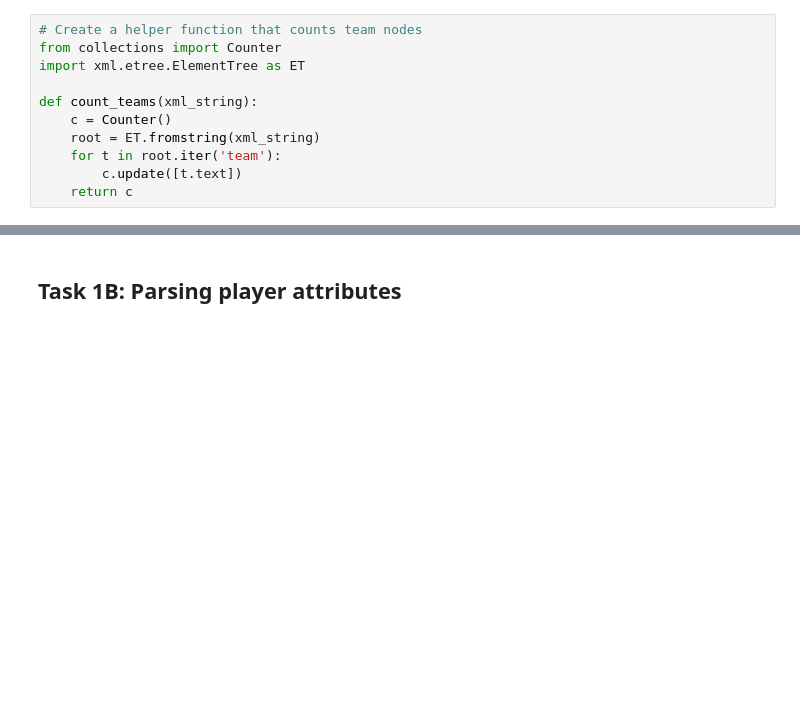
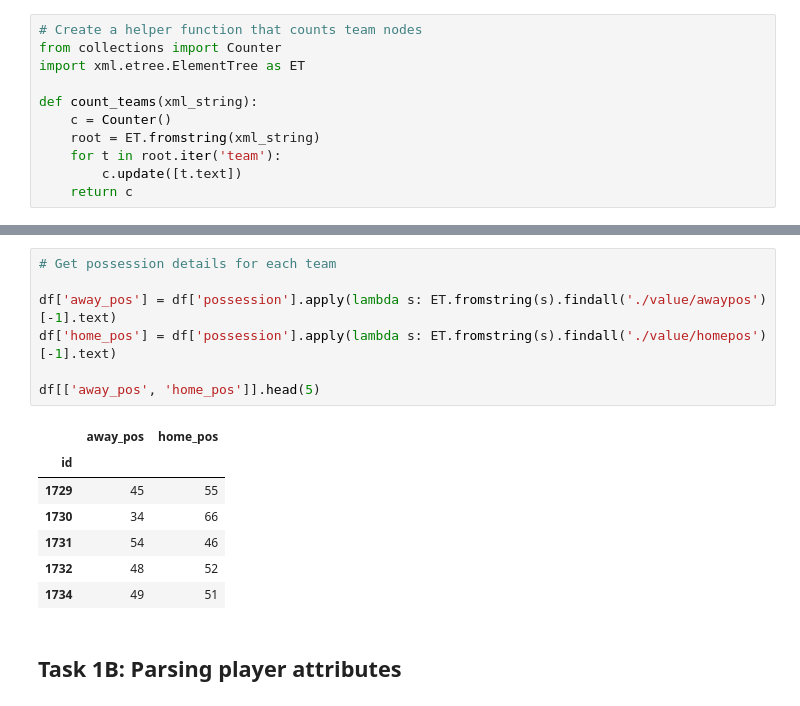
Before and after one commit to amrawadk/football-data-analysis, a Jupyter notebook: build_database.ipynb, the cells around one changed output, grey strips where cells are left out. Saved outputs shown, nothing was run; the diff lists cells and outputs as text; blank space fills up the shorter version.

```diff
--- a/build_database.ipynb
+++ b/build_database.ipynb
@@ -198,3 +208,18 @@ df.head(5)
+# %%
+# Get possession details for each team
+
+df['away_pos'] = df['possession'].apply(lambda s: ET.fromstring(s).findall('./value/awaypos')[-1].text)
+df['home_pos'] = df['possession'].apply(lambda s: ET.fromstring(s).findall('./value/homepos')[-1].text)
+
+df[['away_pos', 'home_pos']].head(5)
+# %% [output]
+|  | away_pos | home_pos |
+| id |  |  |
+| 1729 | 45 | 55 |
+| 1730 | 34 | 66 |
+| 1731 | 54 | 46 |
+| 1732 | 48 | 52 |
+| 1734 | 49 | 51 |
 # %% [markdown]
 ## Task 1B: Parsing player attributes
 # %%
```
Also changed, not shown: parts of 6 cells of this notebook.
